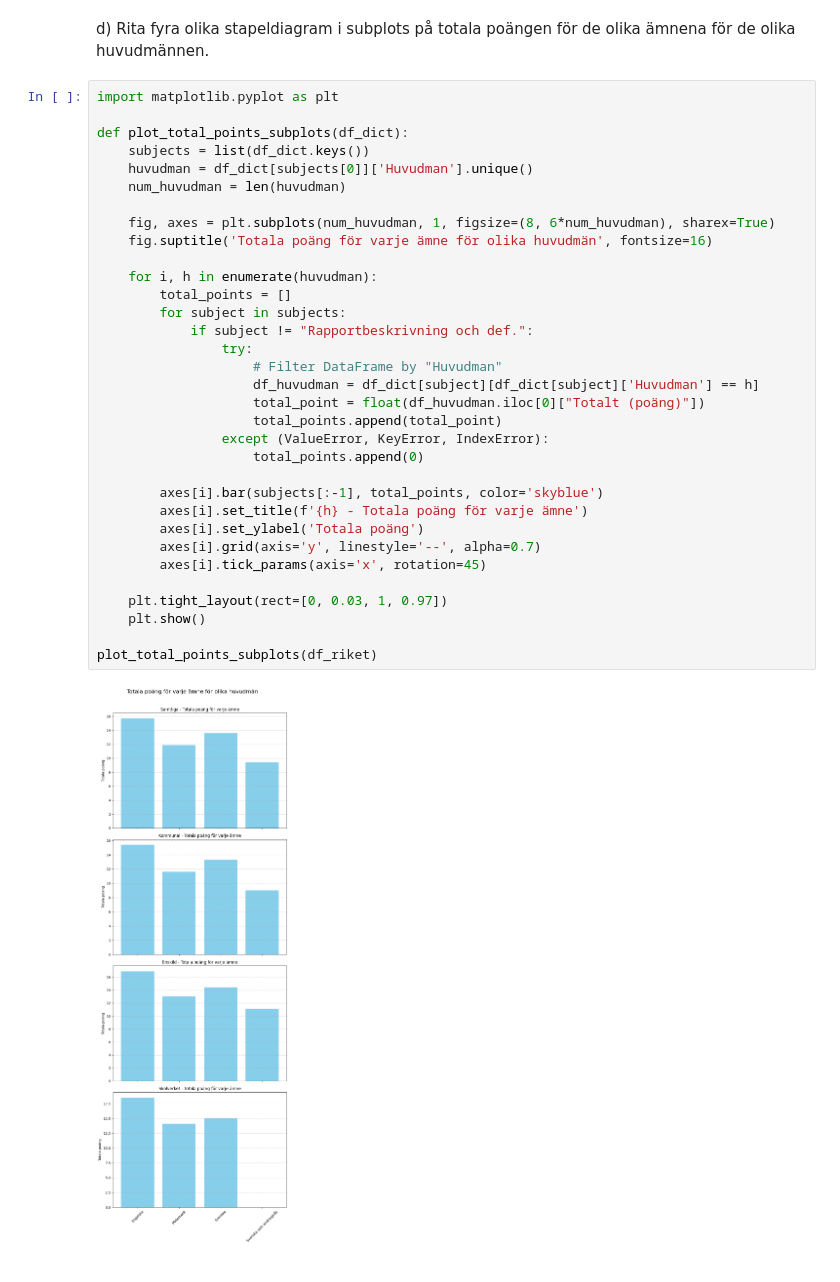
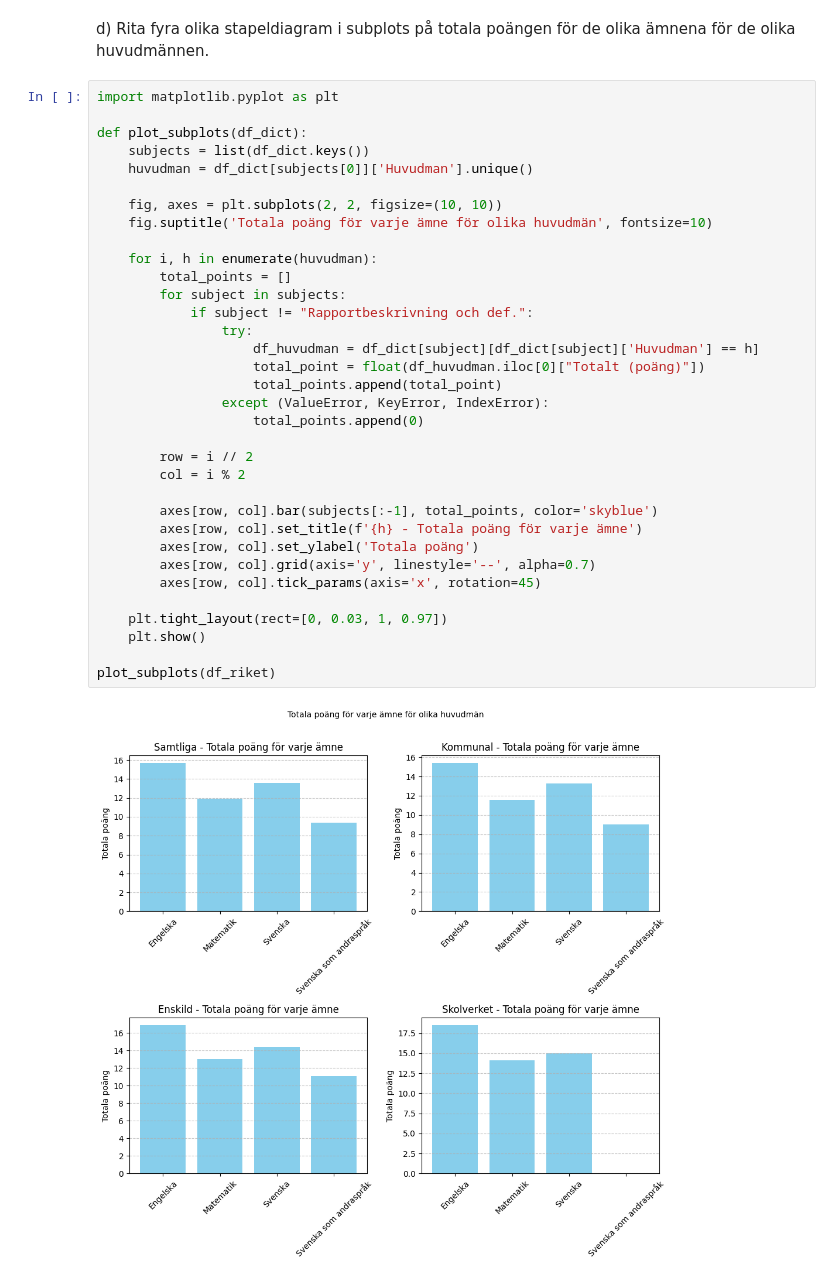
Before and after one commit to LouiseLuoto/Python-Louise-Luoto-OPA23, a Jupyter notebook: Laboration2/code.ipynb, the cells around one changed output. Cells and saved outputs as stored; diff of their text form.

```diff
--- a/Laboration2/code.ipynb
+++ b/Laboration2/code.ipynb
@@ -89,35 +89,36 @@ d) Rita fyra olika stapeldiagram i subplots på totala poängen för de olika ä
 # %%
 import matplotlib.pyplot as plt
 
-def plot_total_points_subplots(df_dict):
+def plot_subplots(df_dict):
     subjects = list(df_dict.keys())
     huvudman = df_dict[subjects[0]]['Huvudman'].unique()
-    num_huvudman = len(huvudman)
 
-    fig, axes = plt.subplots(num_huvudman, 1, figsize=(8, 6*num_huvudman), sharex=True)
-    fig.suptitle('Totala poäng för varje ämne för olika huvudmän', fontsize=16)
+    fig, axes = plt.subplots(2, 2, figsize=(10, 10))
+    fig.suptitle('Totala poäng för varje ämne för olika huvudmän', fontsize=10)
 
     for i, h in enumerate(huvudman):
         total_points = []
         for subject in subjects:
             if subject != "Rapportbeskrivning och def.":
                 try:
-                    # Filter DataFrame by "Huvudman"
                     df_huvudman = df_dict[subject][df_dict[subject]['Huvudman'] == h]
                     total_point = float(df_huvudman.iloc[0]["Totalt (poäng)"])
                     total_points.append(total_point)
                 except (ValueError, KeyError, IndexError):
                     total_points.append(0)
 
-        axes[i].bar(subjects[:-1], total_points, color='skyblue')
-        axes[i].set_title(f'{h} - Totala poäng för varje ämne')
-        axes[i].set_ylabel('Totala poäng')
-        axes[i].grid(axis='y', linestyle='--', alpha=0.7)
-        axes[i].tick_params(axis='x', rotation=45)
+        row = i // 2
+        col = i % 2
+
+        axes[row, col].bar(subjects[:-1], total_points, color='skyblue')
+        axes[row, col].set_title(f'{h} - Totala poäng för varje ämne')
+        axes[row, col].set_ylabel('Totala poäng')
+        axes[row, col].grid(axis='y', linestyle='--', alpha=0.7)
+        axes[row, col].tick_params(axis='x', rotation=45)
 
     plt.tight_layout(rect=[0, 0.03, 1, 0.97])
     plt.show()
 
-plot_total_points_subplots(df_riket)
+plot_subplots(df_riket)
 # %% [output]
-[figure, old version]
+[figure, new version]
```
